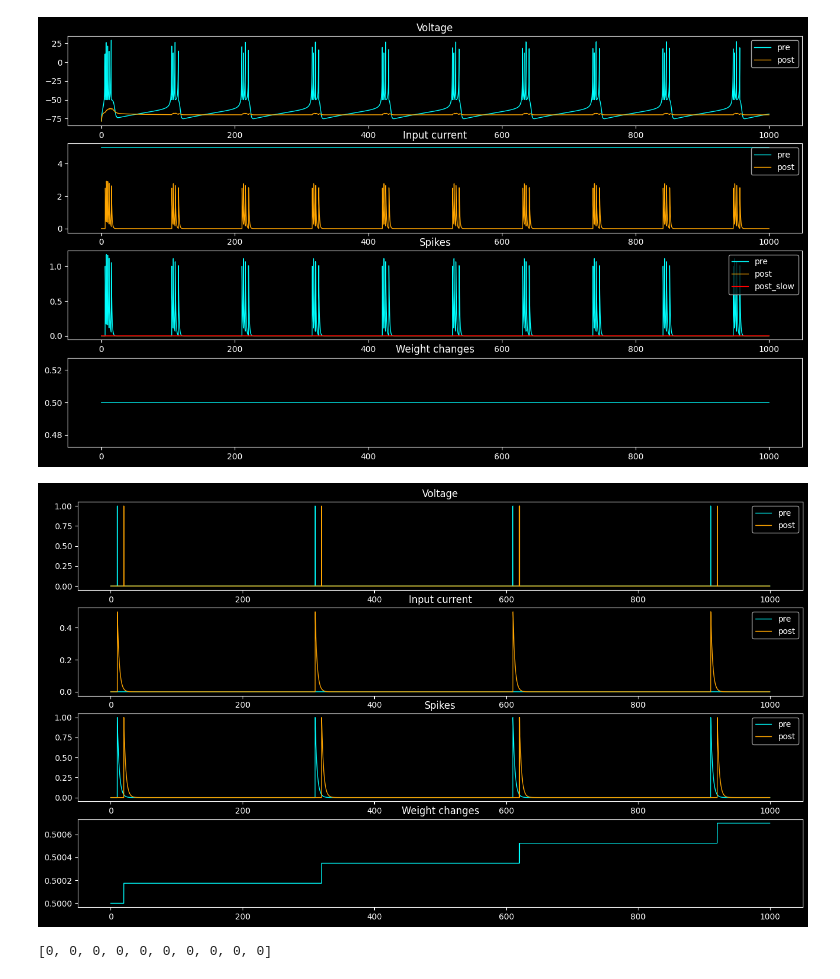
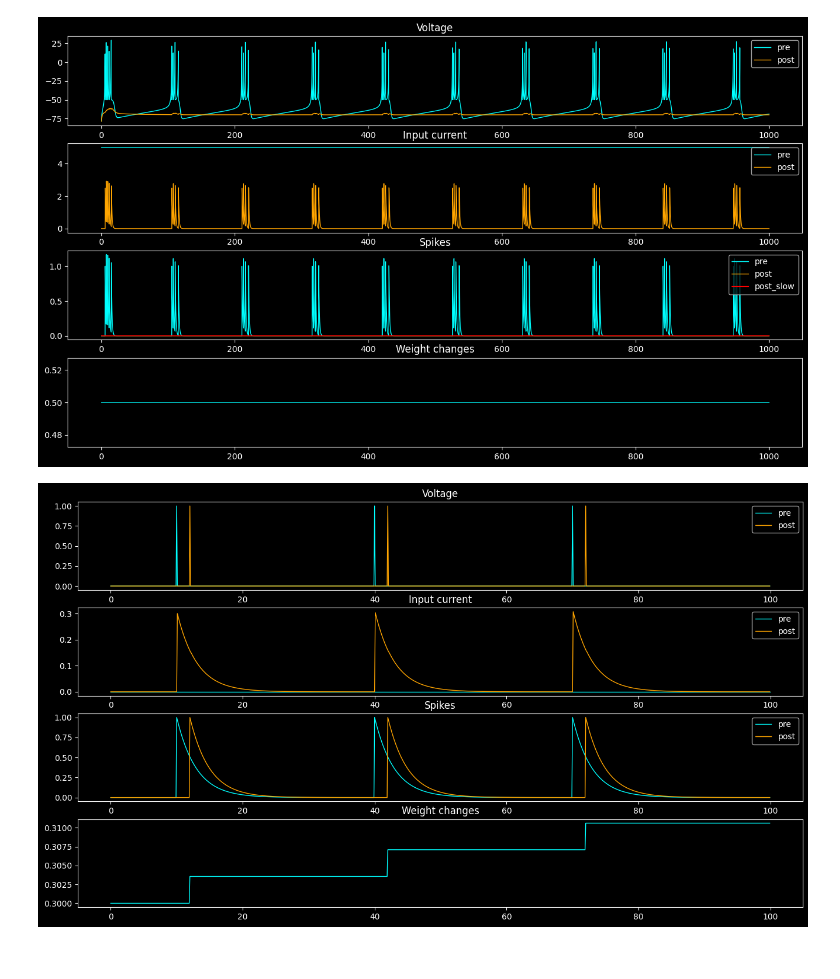
Before and after one commit to iamkg0/rustyspikes, a Jupyter notebook: test.ipynb, the cells around one changed output. Drawn from its saved outputs; the diff is of its cells as text; code cells hidden in the pictures.

```diff
--- a/test.ipynb
+++ b/test.ipynb
@@ -18,18 +53,14 @@ short_single_synapse(pre_neu, post_neu, syn, time, rule='t_stdp_forgetting')
 # %% [output]
 [figure]
 # %%
-pre_neu = Spikes_at_will(awaiting_time=10, refresh_time=300)
-post_neu = Spikes_at_will(awaiting_time=20, refresh_time=300)
-syn = Synapse(pre_neu, post_neu, slow_tau=100, lr=.1, scale=1)
-time = 1000
+pre_neu = Spikes_at_will(awaiting_time=10, refresh_time=30)
+post_neu = Spikes_at_will(awaiting_time=12, refresh_time=30)
+syn = Synapse(pre_neu, post_neu, slow_tau=100, lr=.5, scale=1)
+syn.set_weight_manually(weight=.3)
+time = 100
 short_single_synapse(pre_neu, post_neu, syn, time, rule='pair_stdp')
 # %% [output]
-[figure, old version]
+[figure, new version]
-# %%
-check = [0 for i in range(10)]
-check
-# %% [output]
-[0, 0, 0, 0, 0, 0, 0, 0, 0, 0]
 # %%
 pre_neu = Probability_neuron(I=.01, tau=10)
 post_neu = Probability_neuron(tau=10)
```
Also changed, not shown: parts of 5 cells of this notebook, 6 other files.
